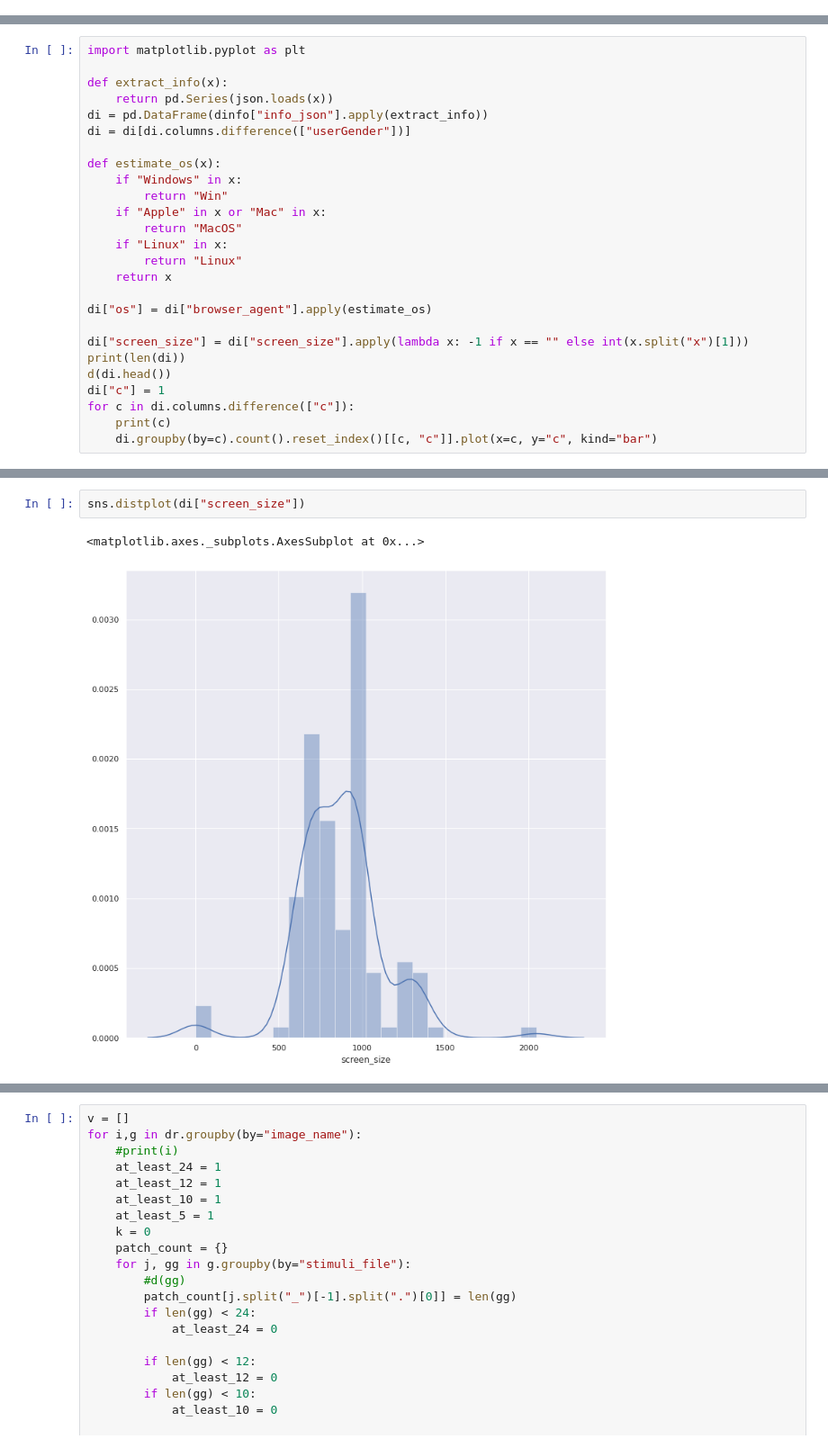
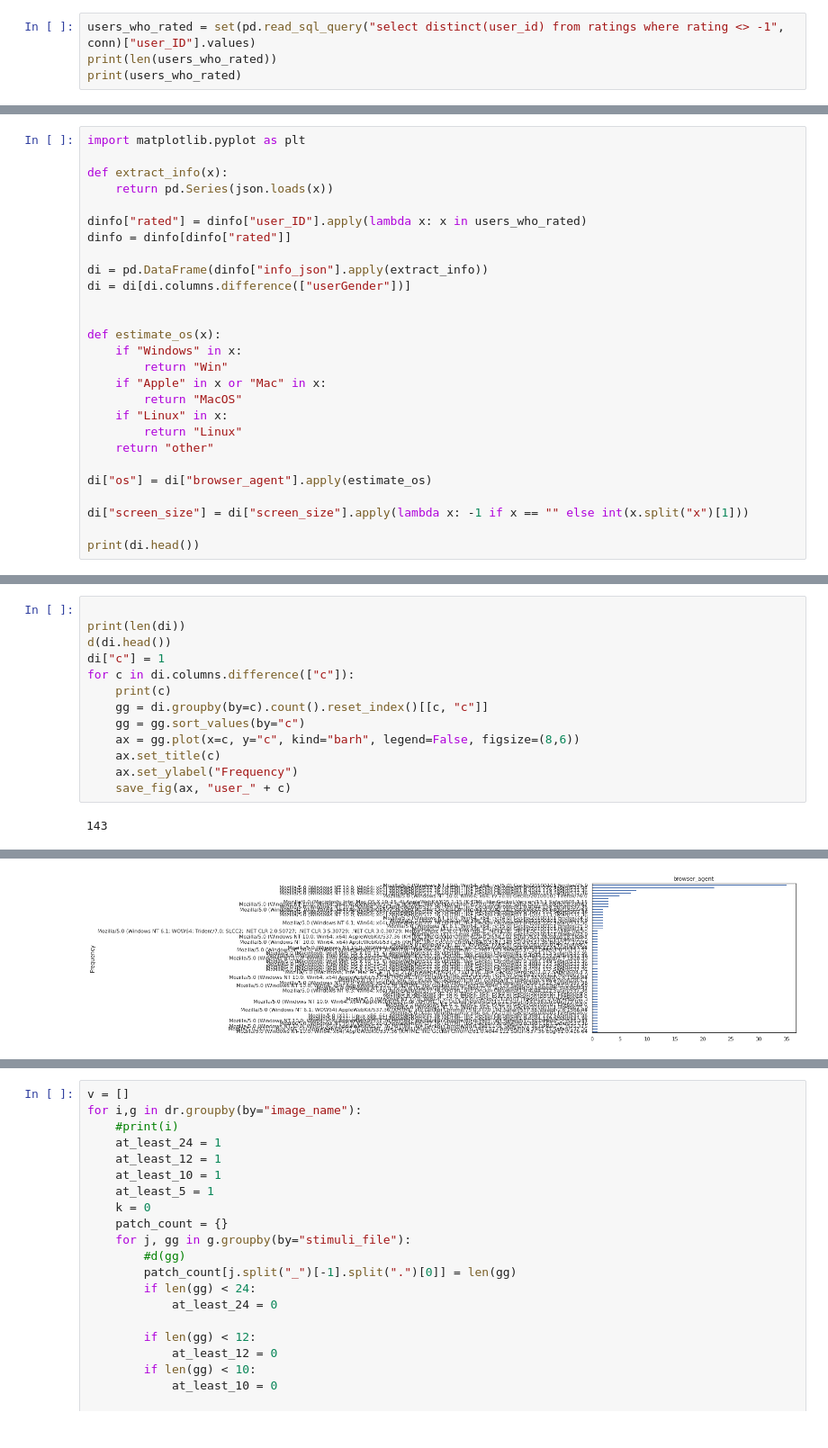
Before and after one commit to Telecommunication-Telemedia-Assessment/image_quality_test, a Jupyter notebook: test_2/analyze.ipynb, the cells around one changed output, grey strips where cells are left out. Shown at 90% size. Saved outputs shown, nothing was run; the diff lists cells and outputs as text.

Commit message:
update ratings and analysis script

```diff
--- a/test_2/analyze.ipynb
+++ b/test_2/analyze.ipynb
@@ -51,0 +59,4 @@ d(df.head())
+# %%
+users_who_rated = set(pd.read_sql_query("select distinct(user_id) from ratings where rating <> -1", conn)["user_ID"].values)
+print(len(users_who_rated))
+print(users_who_rated)
@@ -54,8 +68,13 @@ import matplotlib.pyplot as plt
 
 def extract_info(x):
     return pd.Series(json.loads(x))
+
+dinfo["rated"] = dinfo["user_ID"].apply(lambda x: x in users_who_rated)
+dinfo = dinfo[dinfo["rated"]]
+
 di = pd.DataFrame(dinfo["info_json"].apply(extract_info))
 di = di[di.columns.difference(["userGender"])]
+
 
 def estimate_os(x):
     if "Windows" in x:
@@ -64,15 +83,11 @@ def estimate_os(x):
         return "MacOS"
     if "Linux" in x:
         return "Linux"
-    return x
+    return "other"
 
 di["os"] = di["browser_agent"].apply(estimate_os)
 
 di["screen_size"] = di["screen_size"].apply(lambda x: -1 if x == "" else int(x.split("x")[1]))
-print(len(di))
-d(di.head())
-di["c"] = 1
-for c in di.columns.difference(["c"]):
-    print(c)
-    di.groupby(by=c).count().reset_index()[[c, "c"]].plot(x=c, y="c", kind="bar")
+
+print(di.head())
 # %% [output]
@@ -100,5 +114,15 @@ userRoomQuality
-# %%
-sns.distplot(di["screen_size"])
-# %% [output]
-<matplotlib.axes._subplots.AxesSubplot at 0x...>
-[figure, removed]
+# %%
+
+print(len(di))
+d(di.head())
+di["c"] = 1
+for c in di.columns.difference(["c"]):
+    print(c)
+    gg = di.groupby(by=c).count().reset_index()[[c, "c"]]
+    gg = gg.sort_values(by="c")
+    ax = gg.plot(x=c, y="c", kind="barh", legend=False, figsize=(8,6))
+    ax.set_title(c)
+    ax.set_ylabel("Frequency")
+    save_fig(ax, "user_" + c)
+# %% [output]
+143
@@ -104,0 +142 @@ sns.distplot(di["screen_size"])
+[figure, added]
```
Also changed, not shown: parts of 21 cells of this notebook, 1 other file.
